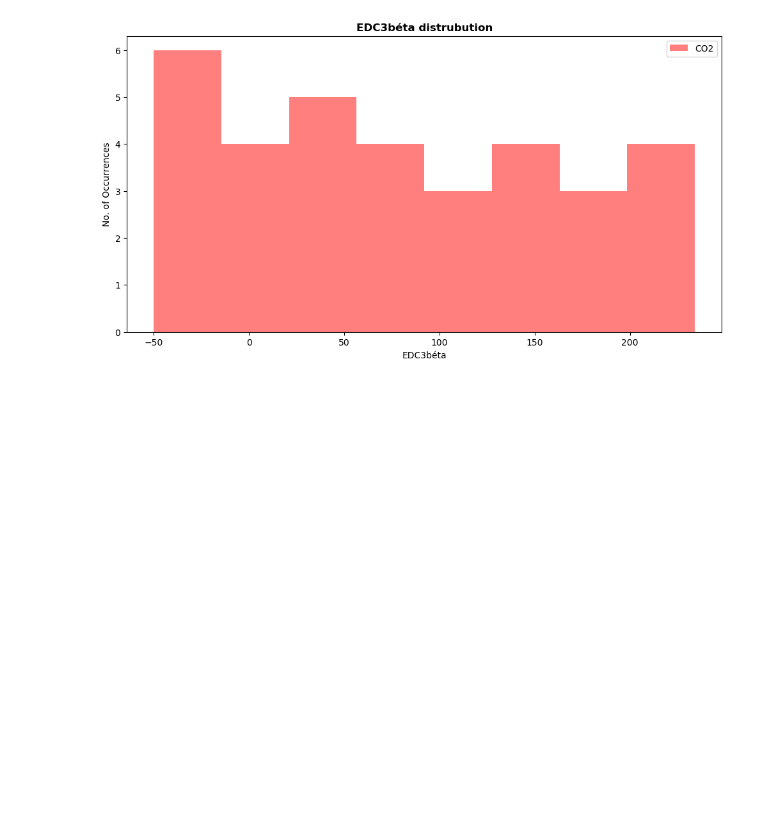
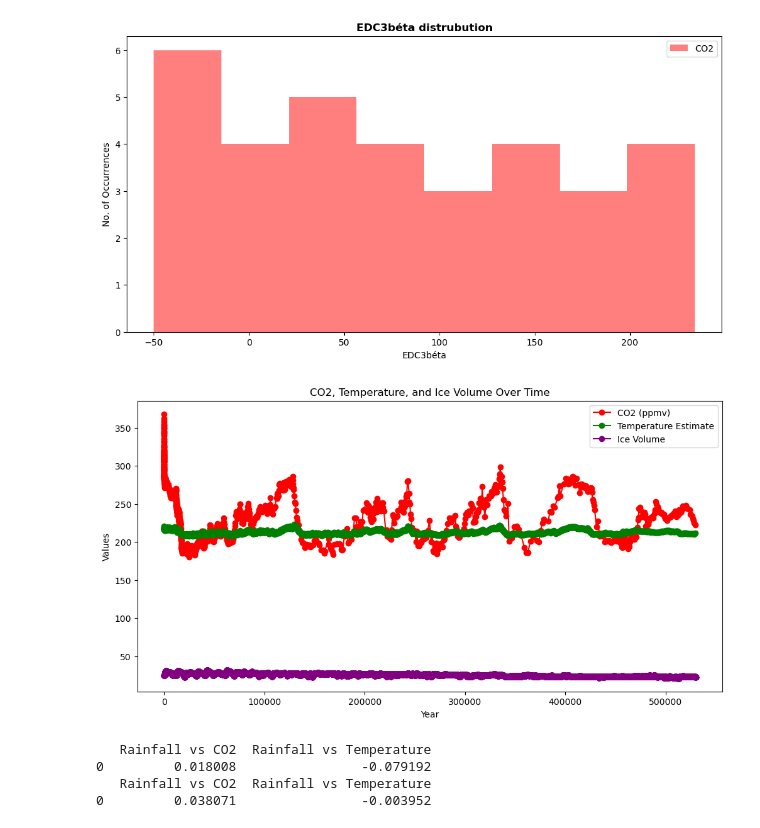
Before and after one commit to keithmmc/pda2, a Jupyter notebook: projecttest.ipynb, the cells around one changed output. Drawn from its saved outputs; the diff is of its cells as text; code cells hidden in the pictures; blank space fills up the shorter version.

```diff
--- a/projecttest.ipynb
+++ b/projecttest.ipynb
@@ -326,3 +326,13 @@ print(new_temp.head())
 2    3  1.10 -37.44019 -46.026667        NaN  218.3      3.104404   1987.44019
 3    4  1.65 -31.64156 -41.540000        NaN  218.3      3.104025   1981.64156
 4    5  2.20 -24.55278 -34.516667        NaN  218.3      3.103453   1974.55278
+# %%
+filtered_seaice = seaice.copy()
+
+# Set the reference year to 1950 by adjusting the value representing the present (2014) to 1950
+filtered_seaice['Transformed Year'] = 1950 - ((filtered_seaice['age_calkaBP'] * 100) + 2014)
+
+print(filtered_seaice.tail())
+
+# Save the transformed ice data to a CSV file
+filtered_seaice.to_csv('filtered_seaice.csv', index=False)
@@ -328,0 +353,7 @@ print(new_temp.head())
+# %%
+temp_for_seaice = epica.copy()
+
+end_year = 530000
+# Filter the DataFrame based on the condition where 'EDC3béta' reaches or exceeds the specified value
+temp_for_seaice = temp_for_seaice[temp_for_seaice['EDC3béta'] <= end_year]
+print(temp_for_seaice)
@@ -328,0 +378,5 @@ print(new_temp.head())
+# %%
+co2_for_seaice = grl.copy()
+
+co2_for_seaice = co2_for_seaice[co2_for_seaice['Gasage (yr BP) '] <= end_year]
+print(co2_for_seaice)
@@ -420,3 +489,43 @@ ax.legend(loc='upper right')
 # %% [output]
 <matplotlib.legend.Legend at 0x...>
 [figure]
+# %%
+fig, ax = plt.subplots(figsize=(12, 6))
+
+
+plt.plot(co2_for_seaice['Gasage (yr BP) '], co2_for_seaice['CO2 (ppmv)'], marker='o', linestyle='-', color='red', label='CO2 (ppmv)')
+
+
+plt.plot(temp_for_seaice['EDC3béta'], temp_for_seaice['temp'], marker='o', linestyle='-', color='green', label='Temperature Estimate')
+
+
+plt.plot(filtered_seaice['Transformed Year'], filtered_seaice['AnIS-V'], marker='o', linestyle='-', color='purple', label='Ice Volume')
+
+ax.set_xlabel('Year')
+ax.set_ylabel('Values')
+ax.set_title('CO2, Temperature, and Ice Volume Over Time')
+
+ax.legend()
+plt.show()
+# %% [output]
+[figure, added]
+# %%
+correlation_coefficients = pd.DataFrame({
+    'Rainfall vs CO2': filtered_co2['CO2 (ppmv)'].corr(yearly_median_rainfall_dataset['Median rainfall']),
+    'Rainfall vs Temperature': filtered_temp['temp'].corr(yearly_median_rainfall_dataset['Median rainfall'])
+}, index=[0])
+
+#
+print(correlation_coefficients)
+
+raincorr = pd.DataFrame({
+    'Rainfall vs CO2': filtered_co2['CO2 (ppmv)'].corr(yearly_rainfall_dataset['Rainfall']),
+    'Rainfall vs Temperature': filtered_temp['temp'].corr(yearly_rainfall_dataset['Rainfall'])
+}, index=[0])
+
+print(raincorr)
+# %% [output]
+   Rainfall vs CO2  Rainfall vs Temperature
+0         0.018008                -0.079192
+   Rainfall vs CO2  Rainfall vs Temperature
+0         0.038071                -0.003952
```
Also changed, not shown: parts of 6 cells of this notebook.
